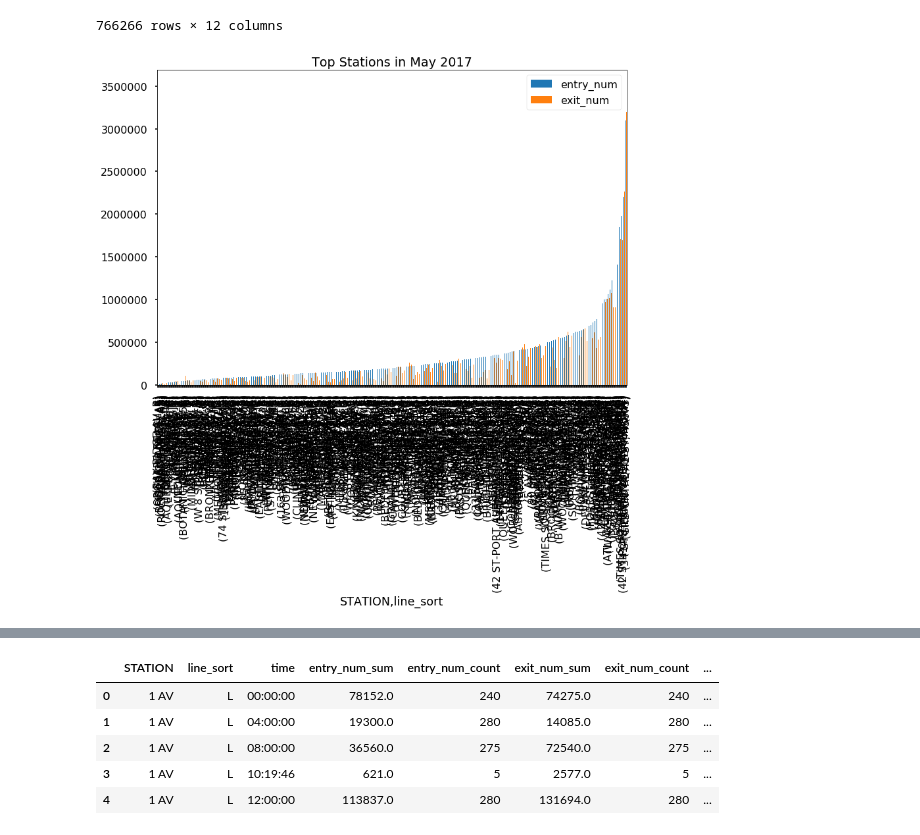
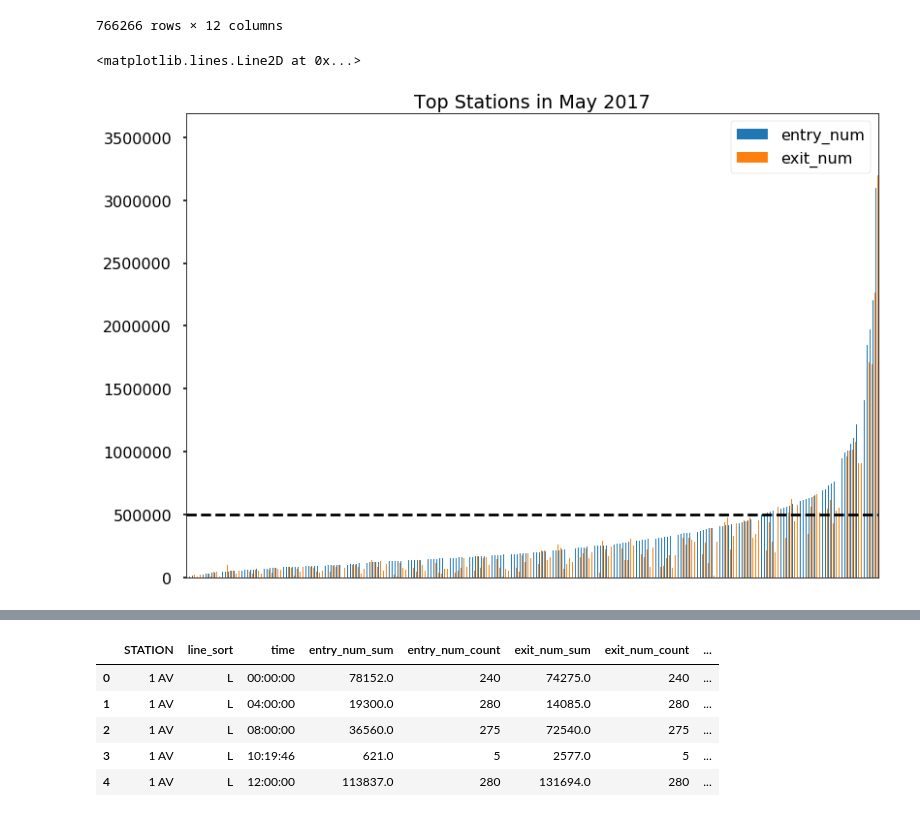
Before and after one commit to adam-ariel/Metis-Project-1----MTA, a Jupyter notebook: project1_wkbk.ipynb, the cells around one changed output, grey strips where cells are left out. Cells and saved outputs as stored; diff of their text form; code cells hidden in the pictures.

Commit message:
scatter

```diff
--- a/project1_wkbk.ipynb
+++ b/project1_wkbk.ipynb
@@ -418,6 +418,8 @@ import matplotlib.style as style
 style.use('seaborn-poster')
 # %%
 graphdf = df.groupby(['STATION','line_sort'])[['entry_num', 'exit_num']].sum().sort_values(by=['entry_num'])
-graphdf.plot(kind='bar', title = "Top Stations in May 2017");
+graphdf.plot(kind='bar', title = "Top Stations in May 2017").xaxis.set_visible(False);
+plt.axhline(y=500000, color = 'black', linestyle='--')
 # %% [output]
+<matplotlib.lines.Line2D at 0x...>
-[figure, old version]
+[figure, new version]
```
Also changed, not shown: parts of 20 cells of this notebook.
